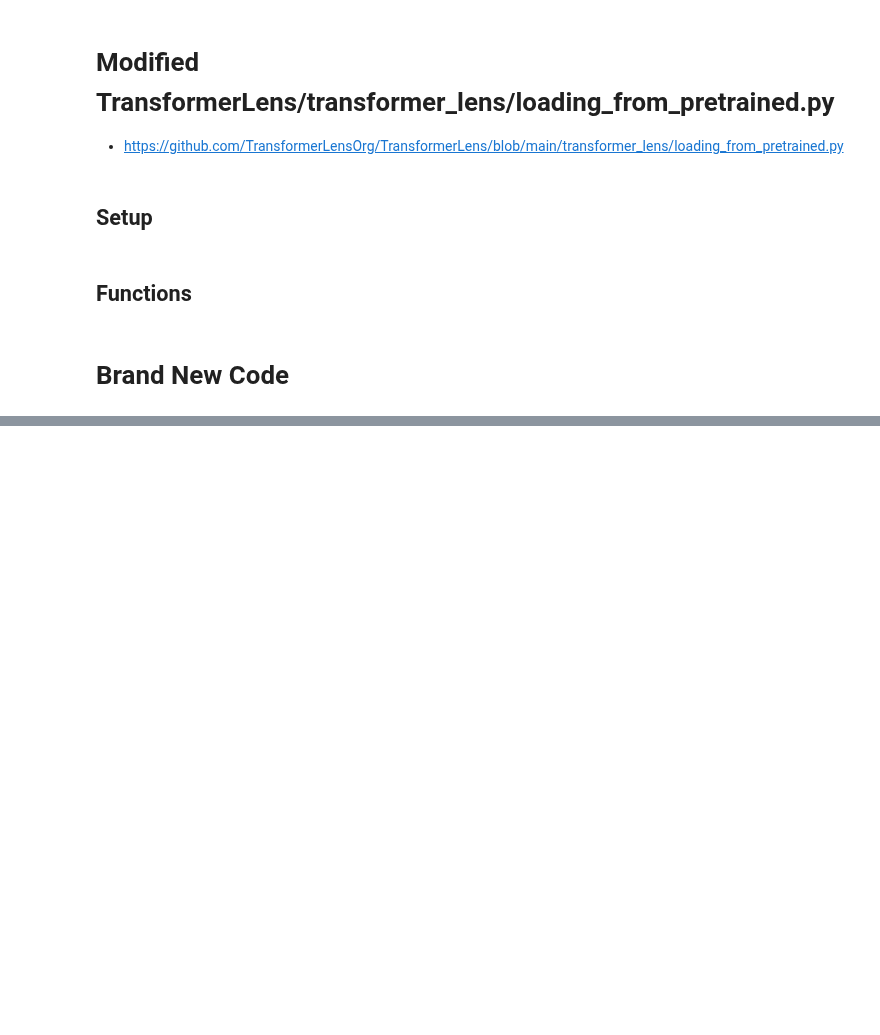
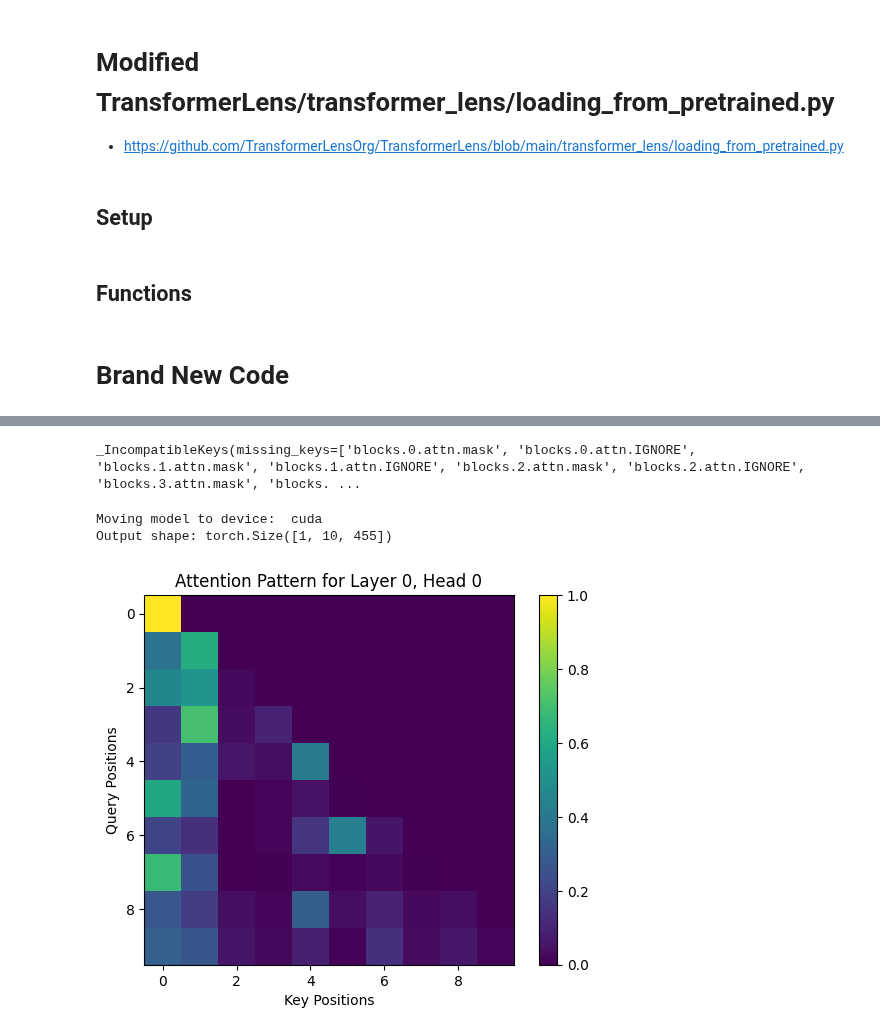
Before and after one commit to greydanus/cursivetransformer, a Jupyter notebook: HookedCursiveTransformer.ipynb, the cells around one changed output, grey strips where cells are left out. Drawn from its saved outputs; the diff is of its cells as text; code cells hidden in the pictures; blank space fills up the shorter version.

```diff
--- a/HookedCursiveTransformer.ipynb
+++ b/HookedCursiveTransformer.ipynb
@@ -2176,0 +2318,55 @@ model.move_model_modules_to_device()
+# %%
+hooked_model = HookedTransformer(cfg)
+hooked_model.load_state_dict(state_dict, strict=False)
+# %% [output]
+_IncompatibleKeys(missing_keys=['blocks.0.attn.mask', 'blocks.0.attn.IGNORE', 'blocks.1.attn.mask', 'blocks.1.attn.IGNORE', 'blocks.2.attn.mask', 'blocks.2.attn.IGNORE', 'blocks.3.attn.mask', 'blocks. ...
+# %%
+# Set the model to evaluation mode
+hooked_model.eval()
+
+# Sample input indices (replace with actual indices from your dataset)
+sample_input = torch.randint(0, cfg.d_vocab, (1, 10))  # Batch size 1, sequence length 10
+
+# Move input to the correct device
+device = torch.device('cuda' if torch.cuda.is_available() else 'cpu')
+hooked_model.to(device)
+sample_input = sample_input.to(device)
+
+# Pass the input through the model
+with torch.no_grad():
+    output = hooked_model(sample_input)
+
+print("Output shape:", output.shape)
+# %% [output]
+Moving model to device:  cuda
+Output shape: torch.Size([1, 10, 455])
+# %%
+import matplotlib.pyplot as plt
+from transformer_lens import utils
+
+# Sample input (replace with actual data)
+sample_input = torch.randint(0, cfg.d_vocab, (1, 10)).to(device)
+
+# Collect attention patterns
+with torch.no_grad():
+    logits, cache = hooked_model.run_with_cache(sample_input)
+
+# Choose the layer and head to visualize
+layer = 0  # Change to the desired layer index
+head = 0   # Change to the desired head index
+
+# Access attention patterns for the specified layer
+attn_patterns = cache[f'blocks.{layer}.attn.hook_pattern']  # Shape: [batch_size, n_heads, seq_len, seq_len]
+
+# Extract the attention pattern for the specified head
+attn = attn_patterns[0, head].cpu().numpy()  # Shape: [seq_len, seq_len]
+
+# Visualize the attention pattern
+plt.imshow(attn, cmap='viridis')
+plt.colorbar()
+plt.title(f'Attention Pattern for Layer {layer}, Head {head}')
+plt.xlabel('Key Positions')
+plt.ylabel('Query Positions')
+plt.show()
+# %% [output]
+[figure, added]
```
Also changed, not shown: parts of 10 cells of this notebook.
